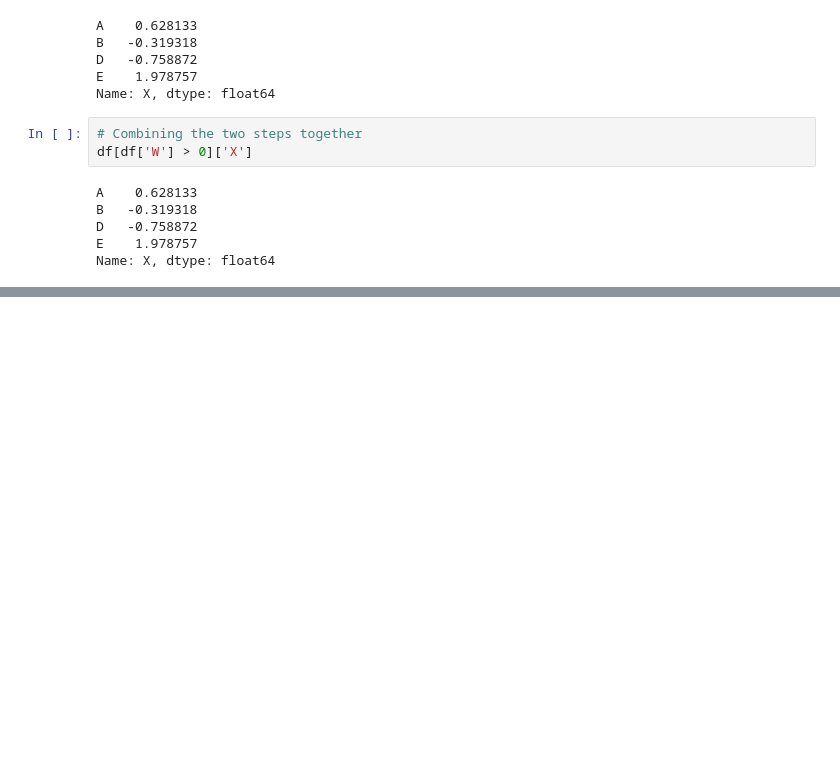
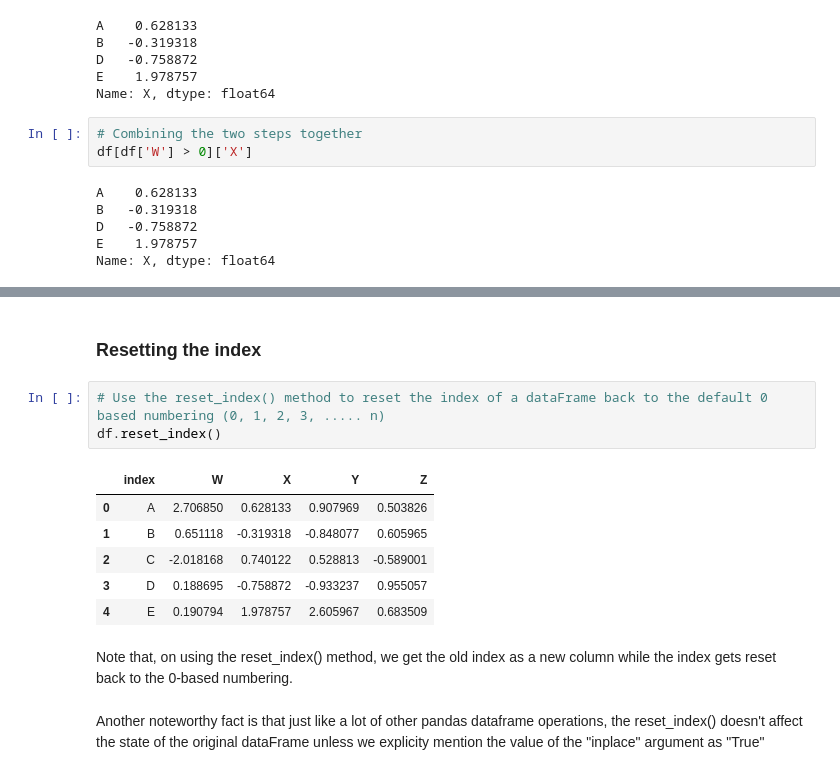
Before and after one commit to Utkarsh-Marwaha/MachineLearning, a Jupyter notebook: 03-Python-for-Data-Analysis-Pandas/03-DataFrames.ipynb, the cells around one changed output, grey strips where cells are left out. Drawn from its saved outputs; the diff is of its cells as text; blank space fills up the shorter version.

Commit message:
added data frames part 2, indexing

```diff
--- a/03-Python-for-Data-Analysis-Pandas/03-DataFrames.ipynb
+++ b/03-Python-for-Data-Analysis-Pandas/03-DataFrames.ipynb
@@ -338,0 +370,16 @@ Name: X, dtype: float64
+# %% [markdown]
+### Resetting the index
+# %%
+# Use the reset_index() method to reset the index of a dataFrame back to the default 0 based numbering (0, 1, 2, 3, ..... n)
+df.reset_index()
+# %% [output]
+|  | index | W | X | Y | Z |
+| 0 | A | 2.706850 | 0.628133 | 0.907969 | 0.503826 |
+| 1 | B | 0.651118 | -0.319318 | -0.848077 | 0.605965 |
+| 2 | C | -2.018168 | 0.740122 | 0.528813 | -0.589001 |
+| 3 | D | 0.188695 | -0.758872 | -0.933237 | 0.955057 |
+| 4 | E | 0.190794 | 1.978757 | 2.605967 | 0.683509 |
+# %% [markdown]
+Note that, on using the reset_index() method, we get the old index as a new column while the index gets reset back to the 0-based numbering.
+# %% [markdown]
+Another noteworthy fact is that just like a lot of other pandas dataframe operations, the reset_index() doesn't affect the state of the original dataFrame unless we explicity mention the value of the "inplace" argument as "True"
```
Also changed, not shown: parts of 16 cells of this notebook.
